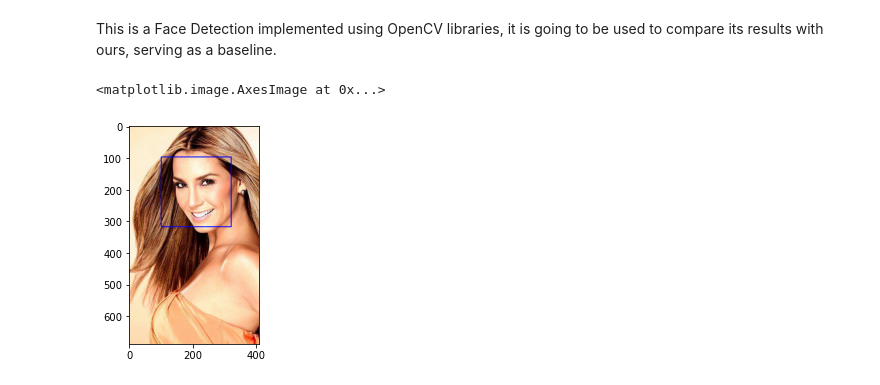
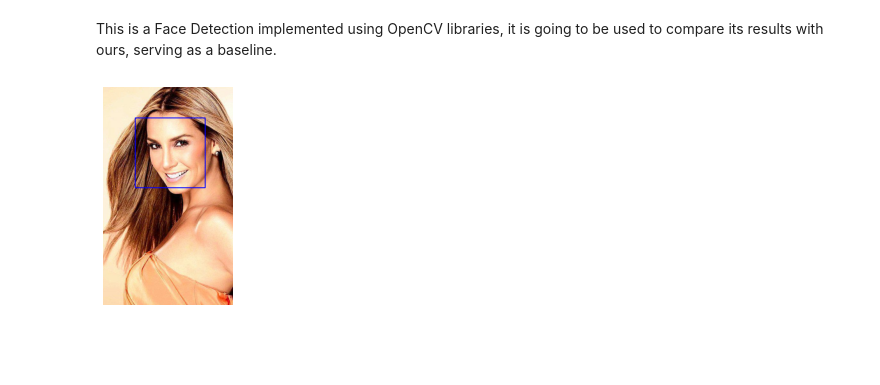
Before and after one commit to eduardoscsouza/FaceMatch, a Jupyter notebook: sample_code/FaceDetectionCV.ipynb, the cells around one changed output. Saved outputs shown, nothing was run; the diff lists cells and outputs as text; code cells hidden in the pictures; blank space fills up the shorter version.

```diff
--- a/sample_code/FaceDetectionCV.ipynb
+++ b/sample_code/FaceDetectionCV.ipynb
@@ -9,16 +9,16 @@ face_cascade = cv2.CascadeClassifier('../data/lbpcascade_frontalface.xml')
 # %%
 image = cv2.imread('../data/Img/000001.jpg')
 gray = cv2.cvtColor(image, cv2.COLOR_BGR2GRAY)
 
 # Face detection
 faces = face_cascade.detectMultiScale(gray, scaleFactor=1.1, minNeighbors=5)
 image_faces = image.copy()
 
 # Puts a rectangle around the faces
 for (x, y, w, h) in faces:
     cv2.rectangle(image_faces, (x, y), (x+w, y+h), (255, 0, 0), 2)
 
-plt.imshow(cv2.cvtColor(image_faces, cv2.COLOR_BGR2RGB))
+plt.axis('off')
+_ = plt.imshow(cv2.cvtColor(image_faces, cv2.COLOR_BGR2RGB))
 # %% [output]
-<matplotlib.image.AxesImage at 0x...>
-[figure, old version]
+[figure, new version]
```
Also changed, not shown: 3 other files.
